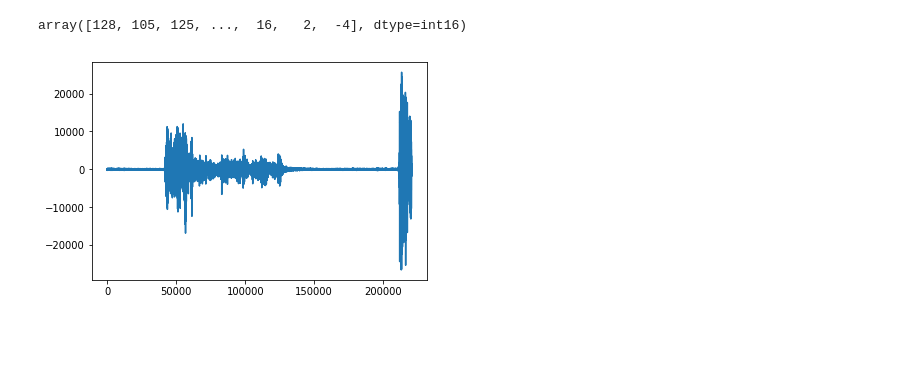
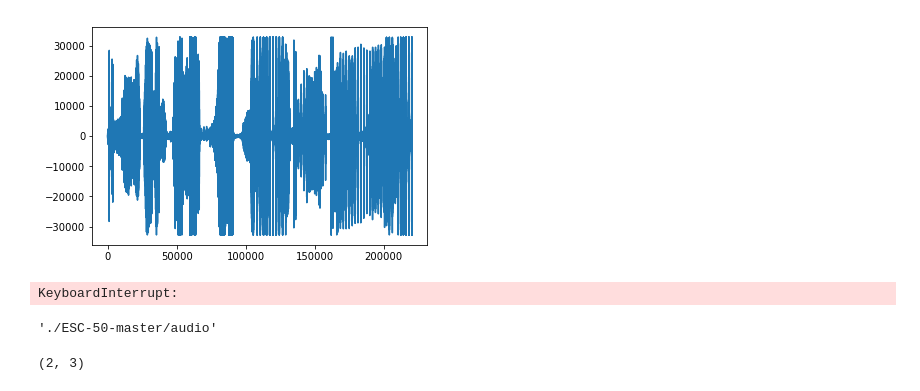
Before and after one commit to XiaotongQiu/Acoustic-Signal-Classification, a Jupyter notebook: ESC50 classification.ipynb, the cells around one changed output. Drawn from its saved outputs; the diff is of its cells as text; code cells hidden in the pictures; blank space fills up the shorter version.

```diff
--- a/ESC50 classification.ipynb
+++ b/ESC50 classification.ipynb
@@ -3,14 +3,14 @@ import filecmp
 import os
 import subprocess
 import tempfile
-import numpy
+import numpy as np
 import scipy
 from scipy.io import wavfile
 
 path_to_ESC = './ESC-50-master/audio'
-os.listdir(path_to_ESC)
+#os.listdir(path_to_ESC)
 
-y = [12, 4, 7]
+y = [45,22] # train vs clapping
 
 X_data = []
 y_data = []
@@ -21,7 +21,3 @@ for file in os.listdir(path_to_ESC):
             rate, audio = wavfile.read(path_to_ESC +'/'+ file)
             X_data.append(audio)
             y_data.append(file.split('.')[0].split('-')[-1])
-# %%
-X_data[0]
-# %% [output]
-array([128, 105, 125, ...,  16,   2,  -4], dtype=int16)
@@ -28,7 +28,17 @@ array([128, 105, 125, ...,  16,   2,  -4], dtype=int16)
 # %%
 import matplotlib.pyplot as plt
 
-plt.plot(X_data[1])
+plt.plot(X_data[0])
 plt.show()
 # %% [output]
-[figure, old version]
+[figure, new version]
+# %%
+plt.plot(X_data_f[0])
+plt.show()
+# %% [output]
+KeyboardInterrupt:
+# %%
+from sklearn.decomposition import DictionaryLearning
+dict = DictionaryLearning(n_components=100, alpha=1, n_iter=500)
+# %% [output]
+'./ESC-50-master/audio'
@@ -34,0 +48,4 @@ plt.show()
+# %%
+np.array(a).shape
+# %% [output]
+(2, 3)
```
Also changed, not shown: parts of 2 cells of this notebook, 1 other file.
